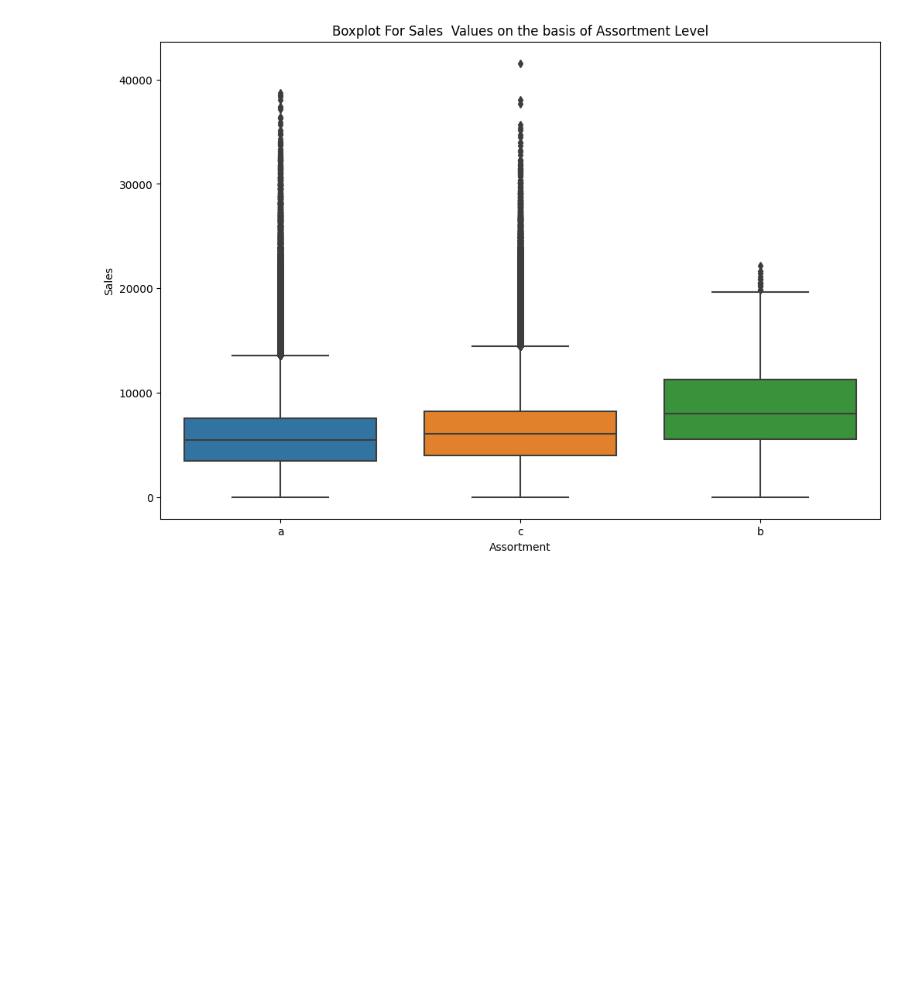
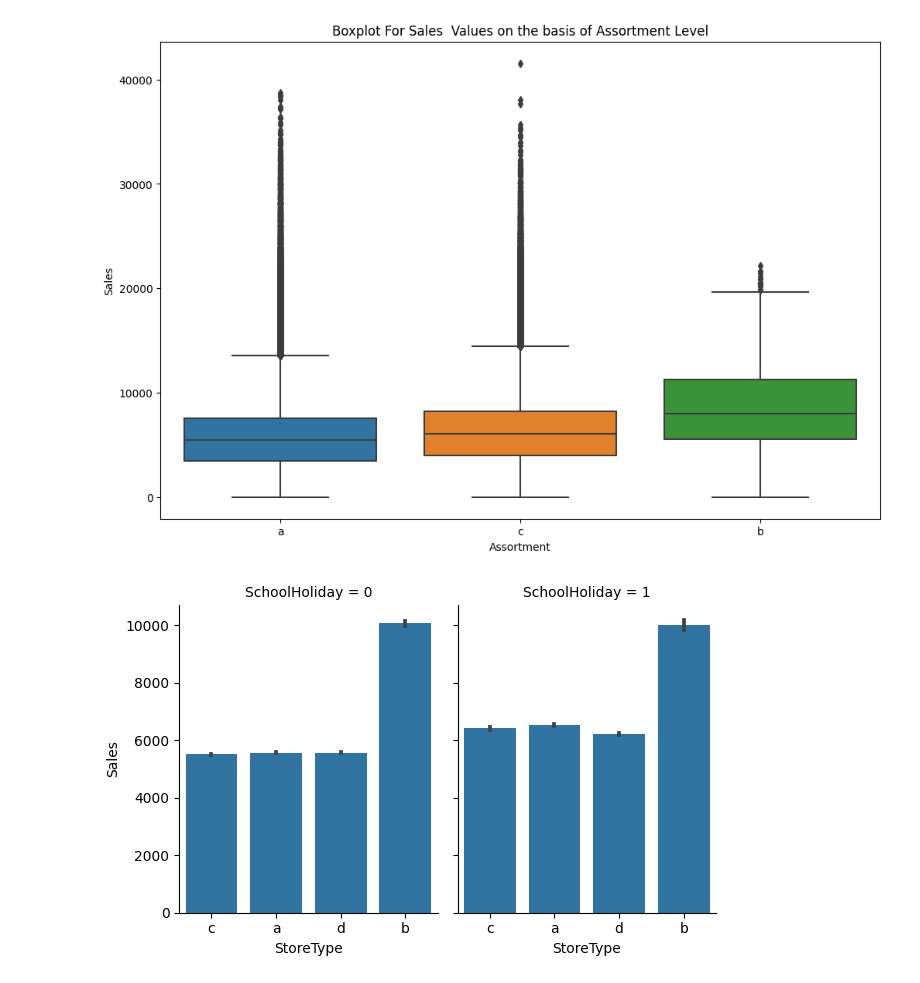
Before and after one commit to Koti-RK/Retail-Sales-Prediction, a Jupyter notebook: Retail_sales_prediction.ipynb, the cells around one changed output. Drawn from its saved outputs; the diff is of its cells as text; code cells hidden in the pictures; blank space fills up the shorter version.

```diff
--- a/Retail_sales_prediction.ipynb
+++ b/Retail_sales_prediction.ipynb
@@ -415,3 +415,10 @@ plt.title('Boxplot For Sales  Values on the basis of Assortment Level')
 # %% [output]
 Text(0.5, 1.0, 'Boxplot For Sales  Values on the basis of Assortment Level')
 [figure]
+# %%
+#Impact of School Holiday on Sales
+
+g = sns.FacetGrid(merged_df, col="SchoolHoliday", height=4, aspect=.8)
+g.map(sns.barplot, "StoreType", "Sales");
+# %% [output]
+[figure, added]
```
Also changed, not shown: parts of 36 cells of this notebook.
